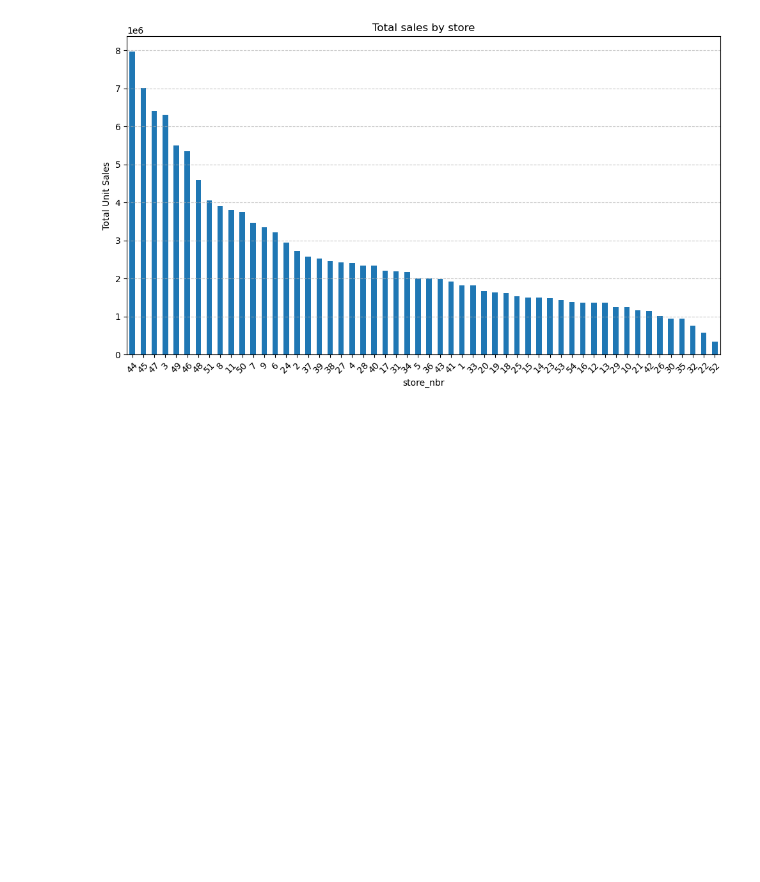
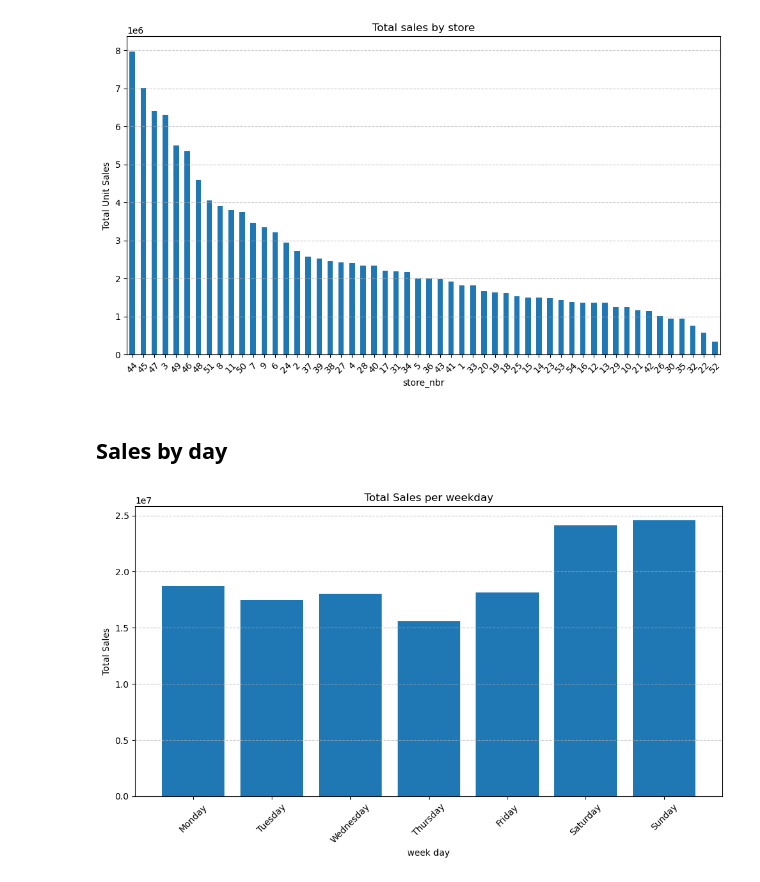
Before and after one commit to stijndirickx/Case-2, a Jupyter notebook: notebooks/03_analyse_sales.ipynb, the cells around one changed output. Saved outputs shown, nothing was run; the diff lists cells and outputs as text; code cells hidden in the pictures; blank space fills up the shorter version.

```diff
--- a/notebooks/03_analyse_sales.ipynb
+++ b/notebooks/03_analyse_sales.ipynb
@@ -140,3 +141,21 @@ bot 5: store_nbr
 52    336173.099387
 Name: total_sales, dtype: float64
 [figure]
+# %% [markdown]
+## Sales by day
+# %%
+total_sales_per_weekday = df.groupby('weekday')['total_sales'].sum().reset_index()
+weekday_names = ['Monday', 'Tuesday', 'Wednesday', 'Thursday', 'Friday', 'Saturday', 'Sunday']
+total_sales_per_weekday['weekday'] = total_sales_per_weekday['weekday'].map(lambda x: weekday_names[x])
+
+plt.figure(figsize=(10, 6))
+plt.bar(total_sales_per_weekday['weekday'], total_sales_per_weekday['total_sales'])
+plt.title('Total Sales per weekday')
+plt.xlabel('week day')
+plt.ylabel('Total Sales')
+plt.xticks(rotation=45)  # Rotate x-axis labels for better readability
+plt.grid(axis='y', linestyle='--', alpha=0.7)  # Add grid lines
+plt.tight_layout()
+plt.show()
+# %% [output]
+[figure, added]
```
Also changed, not shown: parts of 10 cells of this notebook, 7 other files.
